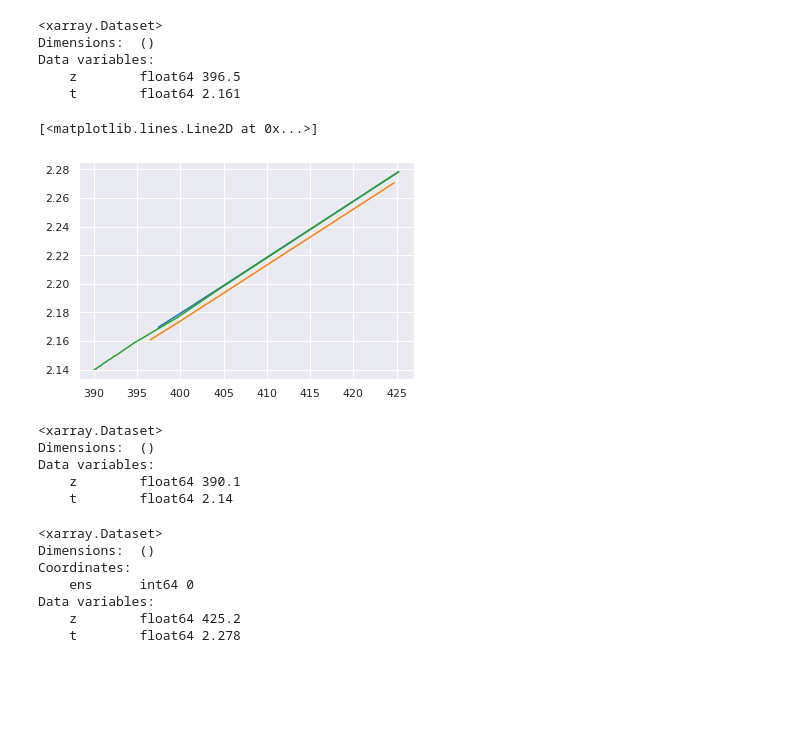
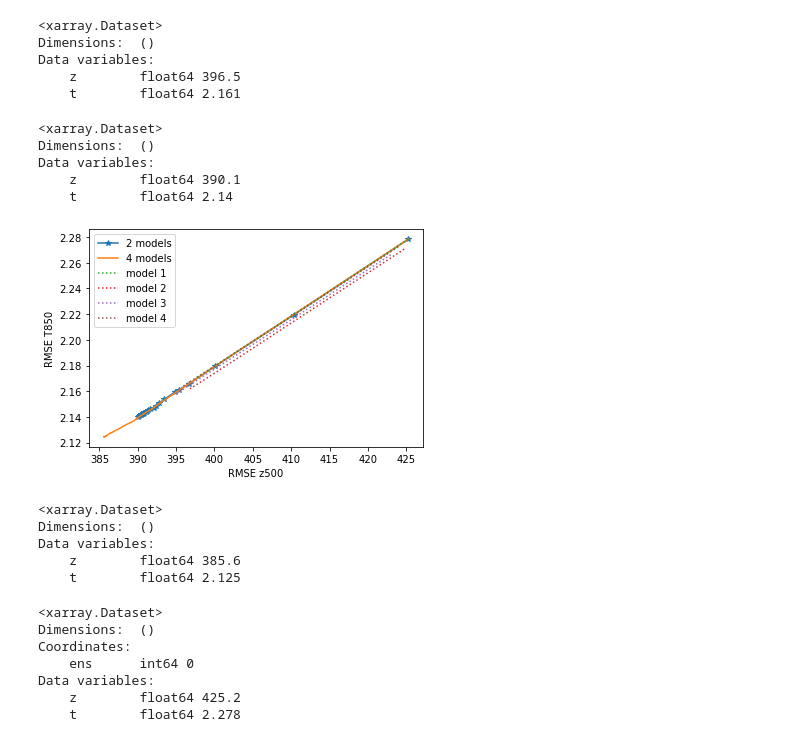
Before and after one commit to mc4117/ResNet_Weather, a Jupyter notebook: neural_notebooks/resnet/full_dataset_dr_72_more_data_9blocks.ipynb, the cells around one changed output. Drawn from its saved outputs; the diff is of its cells as text; code cells hidden in the pictures; blank space fills up the shorter version.

Commit message:
stacking models

```diff
--- a/neural_notebooks/resnet/full_dataset_dr_72_more_data_9blocks.ipynb
+++ b/neural_notebooks/resnet/full_dataset_dr_72_more_data_9blocks.ipynb
@@ -341,13 +332,6 @@ for i in random_list:
         ens += preds_2.sel(ens = i).copy()
     ens_rmse_list.append(compute_weighted_rmse(ens/(j+1), real_ds).compute())
     j +=1
-# %%
-plt.plot([ens_rmse_list_1[i].z for i in range(len(ens_rmse_list_1))], [ens_rmse_list_1[i].t for i in range(len(ens_rmse_list_1))], label = '1')
-plt.plot([ens_rmse_list_2[i].z for i in range(len(ens_rmse_list_2))], [ens_rmse_list_2[i].t for i in range(len(ens_rmse_list_2))], label = '2')
-plt.plot([ens_rmse_list[i].z for i in range(len(ens_rmse_list))], [ens_rmse_list[i].t for i in range(len(ens_rmse_list))])
-# %% [output]
-[<matplotlib.lines.Line2D at 0x...>]
-[figure, removed]
 # %%
 ens_rmse_list[-1]
 # %% [output]
@@ -356,6 +340,53 @@ Dimensions:  ()
 Data variables:
     z        float64 390.1
     t        float64 2.14
+# %%
+sample_list = [i for i in range(1,48)]
+import random
+random_list = random.sample(sample_list, 47)
+
+ens_rmse_lista = []
+
+ensa = preds_1.isel(ens = 0).copy()
+
+ens_rmse_lista.append(compute_weighted_rmse(ensa, real_ds).compute())
+
+j = 1
+
+for i in random_list:
+    if i < 12:
+        ensa += preds_1.sel(ens = i).copy()
+    elif i < 24:
+        ensa += preds_2.sel(ens = i).copy()
+    elif i < 36:
+        ensa += preds_3.sel(ens = i).copy()
+    elif i < 48:
+        ensa += preds_4.sel(ens = i).copy()
+    ens_rmse_lista.append(compute_weighted_rmse(ensa/(j+1), real_ds).compute())
+    j +=1
+# %%
+plt.plot([ens_rmse_list[i].z for i in range(len(ens_rmse_list))], [ens_rmse_list[i].t for i in range(len(ens_rmse_list))], '-*', label = '2 models')
+plt.plot([ens_rmse_lista[i].z for i in range(len(ens_rmse_lista))], [ens_rmse_lista[i].t for i in range(len(ens_rmse_lista))], label = '4 models')
+plt.plot([ens_rmse_list_1[i].z for i in range(len(ens_rmse_list_1))], [ens_rmse_list_1[i].t for i in range(len(ens_rmse_list_1))], ':', label = 'model 1')
+plt.plot([ens_rmse_list_2[i].z for i in range(len(ens_rmse_list_2))], [ens_rmse_list_2[i].t for i in range(len(ens_rmse_list_2))], ':', label = 'model 2')
+plt.plot([ens_rmse_list_3[i].z for i in range(len(ens_rmse_list_3))], [ens_rmse_list_3[i].t for i in range(len(ens_rmse_list_3))], ':', label = 'model 3')
+plt.plot([ens_rmse_list_4[i].z for i in range(len(ens_rmse_list_4))], [ens_rmse_list_4[i].t for i in range(len(ens_rmse_list_4))], ':', label = 'model 4')
+
+
+plt.legend()
+plt.xlabel('RMSE z500')
+plt.ylabel('RMSE T850')
+plt.show()
+# %% [output]
+[figure, added]
+# %%
+ens_rmse_lista[-1]
+# %% [output]
+<xarray.Dataset>
+Dimensions:  ()
+Data variables:
+    z        float64 385.6
+    t        float64 2.125
 # %%
 ens_rmse_list_1[0]
 # %% [output]
```
Also changed, not shown: parts of 12 cells of this notebook, 16 other files.
